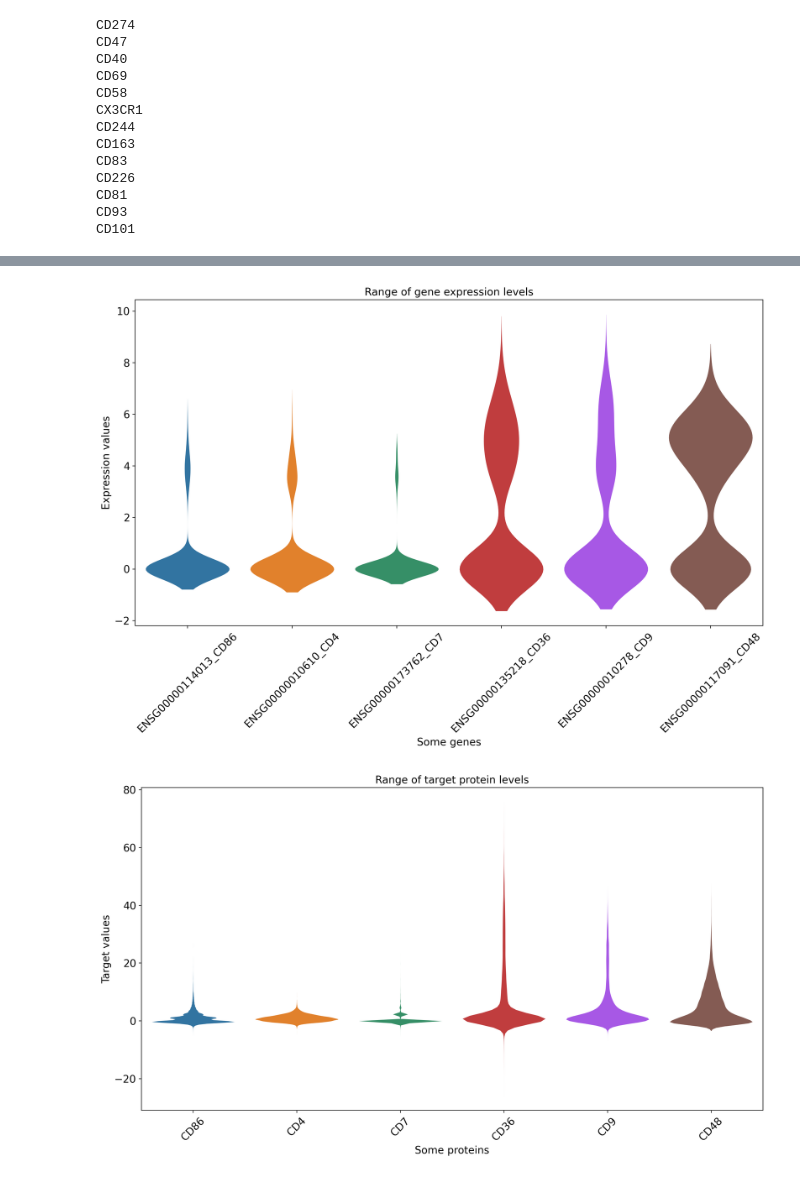
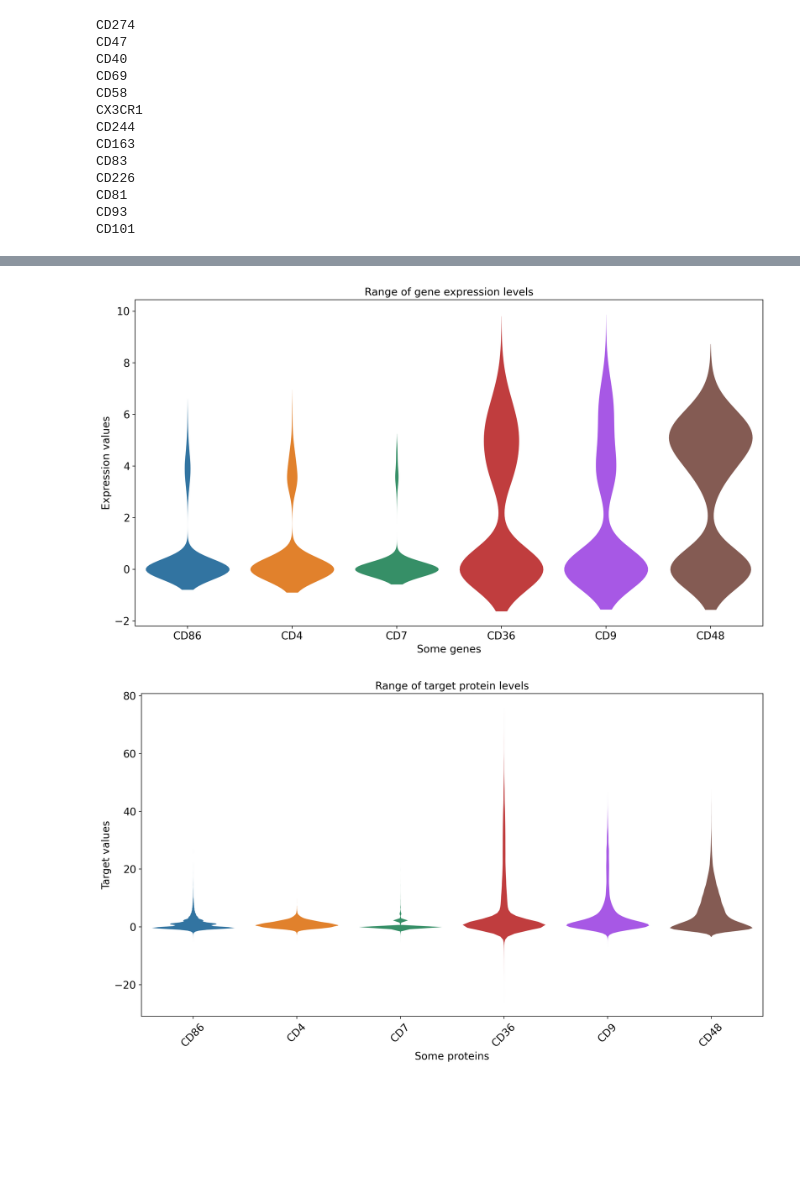
Before and after one commit to valentina-kg/open-problems-multimodal-3rd-solution, a Jupyter notebook: code/4.model/pred/run_model.ipynb, the cells around one changed output, grey strips where cells are left out. Saved outputs shown, nothing was run; the diff lists cells and outputs as text; code cells hidden in the pictures; blank space fills up the shorter version.

Commit message:
cleaning up plots

```diff
--- a/code/4.model/pred/run_model.ipynb
+++ b/code/4.model/pred/run_model.ipynb
@@ -789,15 +717,18 @@ xtest_all_genes[[get_gene_name('CD86')[0], get_gene_name('CD4')[0], get_gene_nam
 # %%
 # selected_columns = data.var_names[column_ranges > min_range]
 plt.figure(figsize=(15, 8))
-sns.violinplot(data=xtest_all_genes[[get_gene_name('CD86')[0], get_gene_name('CD4')[0], get_gene_name('CD7')[0], get_gene_name('CD36')[0], get_gene_name('CD9')[0], get_gene_name('CD48')[0]]], scale='width', linewidth=0)
-plt.xticks(rotation=45)
+ax = sns.violinplot(data=xtest_all_genes[[get_gene_name('CD86')[0], get_gene_name('CD4')[0], get_gene_name('CD7')[0], get_gene_name('CD36')[0], get_gene_name('CD9')[0], get_gene_name('CD48')[0]]],
+               scale='width',
+               linewidth=0)
+ax.set_xticklabels(['CD86','CD4','CD7', 'CD36', 'CD9', 'CD48'])
+# plt.xticks(rotation=45)
 plt.xlabel('Some genes')
 plt.ylabel('Expression values')
 plt.title('Range of gene expression levels')
 plt.grid(False)
 plt.show()
 # %% [output]
-[figure, old version]
+[figure, new version]
 # %%
 # same for protein values -> target
 
```
Also changed, not shown: parts of 21 cells of this notebook, 6 other files.
